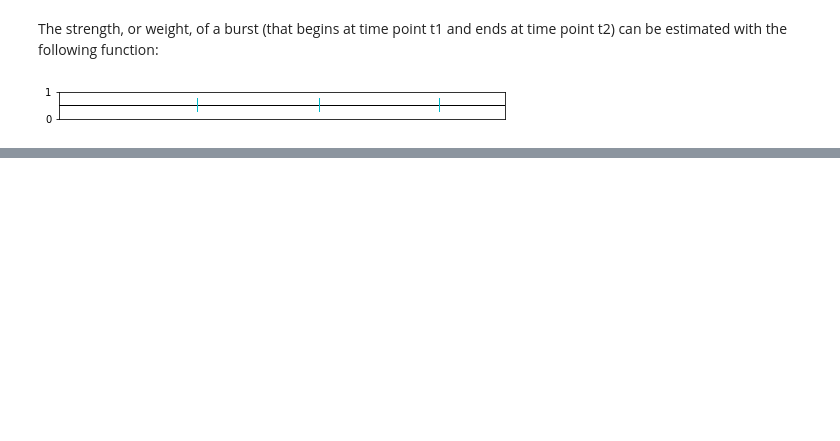
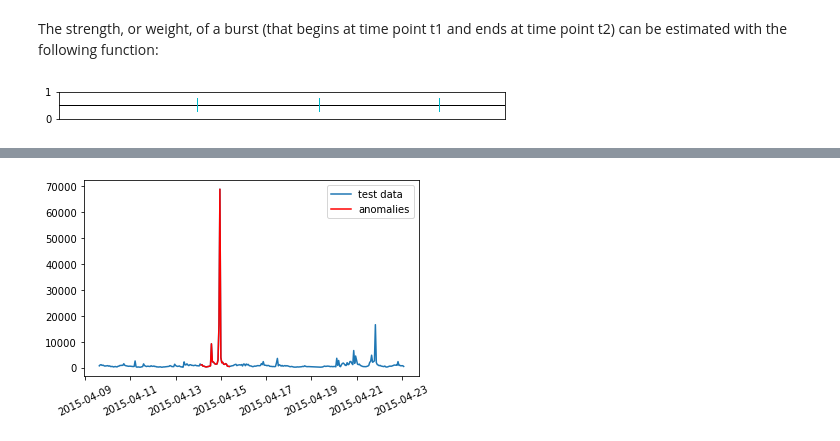
Before and after one commit to FreelancerFel/Anomalies_Detection, a Jupyter notebook: Anomalies_Detection.ipynb, the cells around one changed output, grey strips where cells are left out. Cells and saved outputs as stored; diff of their text form; code cells hidden in the pictures; blank space fills up the shorter version.

```diff
--- a/Anomalies_Detection.ipynb
+++ b/Anomalies_Detection.ipynb
@@ -471,0 +728,26 @@ plot_burst_timeline(bursts, len(r))
+# %%
+Test_Autoencoder = Autoencoder_Data[1000:]
+# %%
+anomalous_data_indices = []
+for data_idx in range(24 - 1, len(Test_Autoencoder) - 24 + 1):
+    time_series = range(data_idx - 24 + 1, data_idx)
+    if any([anomalies[j] for j in time_series]):
+        anomalous_data_indices.append(data_idx)
+# %%
+df_subset = Test_Autoencoder.iloc[anomalous_data_indices, :]
+plt.subplots_adjust(bottom=0.2)
+plt.xticks(rotation=25)
+ax = plt.gca()
+
+dates = Test_Autoencoder["timestamp"].to_list()
+values = Test_Autoencoder["value"].to_list()
+plt.plot(dates, values, label="test data")
+
+dates = df_subset["timestamp"].to_list()
+values = df_subset["value"].to_list()
+plt.plot(dates, values, label="anomalies", color="r")
+
+plt.legend()
+plt.show()
+# %% [output]
+[figure, added]
```
Also changed, not shown: parts of 27 cells of this notebook.
